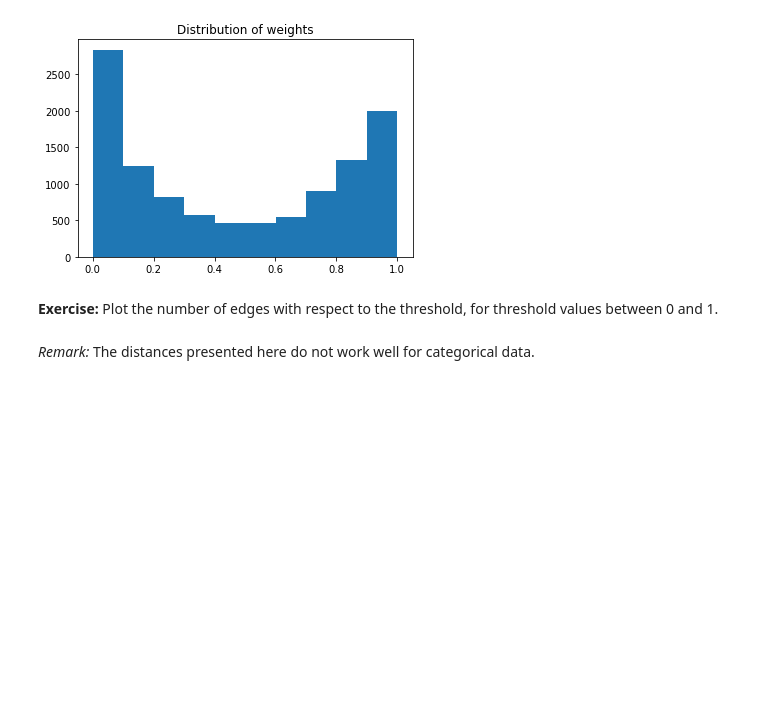
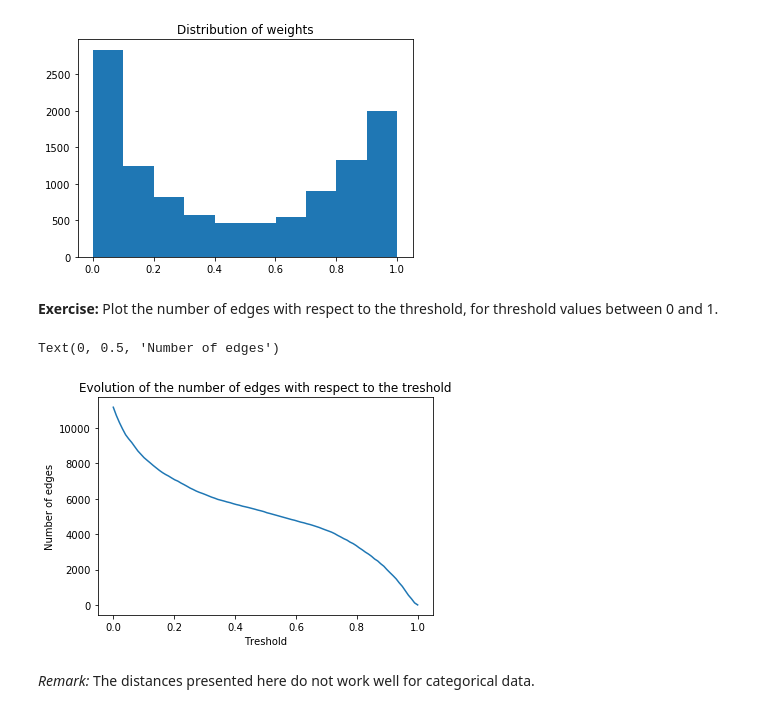
Before and after one commit to Lambo97/ntds_2019, a Jupyter notebook: tutorials/03_graph_from_features.ipynb, the cells around one changed output. Drawn from its saved outputs; the diff is of its cells as text; code cells hidden in the pictures; blank space fills up the shorter version.

```diff
--- a/tutorials/03_graph_from_features.ipynb
+++ b/tutorials/03_graph_from_features.ipynb
@@ -204,3 +222,16 @@ weight_matrix[weight_matrix < 0.6] = 0
+# %%
+nb_edges = []
+for treshold in np.linspace(0, 1, 100):
+    weight_matrix = squareform(weights_list)
+    weight_matrix[weight_matrix < treshold] = 0
+    nb_edges.append(len(weight_matrix[weight_matrix != 0])/2)
+plt.plot(np.linspace(0,1,100), nb_edges)
+plt.title("Evolution of the number of edges with respect to the treshold")
+plt.xlabel("Treshold")
+plt.ylabel("Number of edges")
+# %% [output]
+Text(0, 0.5, 'Number of edges')
+[figure, added]
 # %% [markdown]
 *Remark:* The distances presented here do not work well for categorical data.
 # %% [markdown]
```
Also changed, not shown: parts of 14 cells of this notebook, 6 other files.
